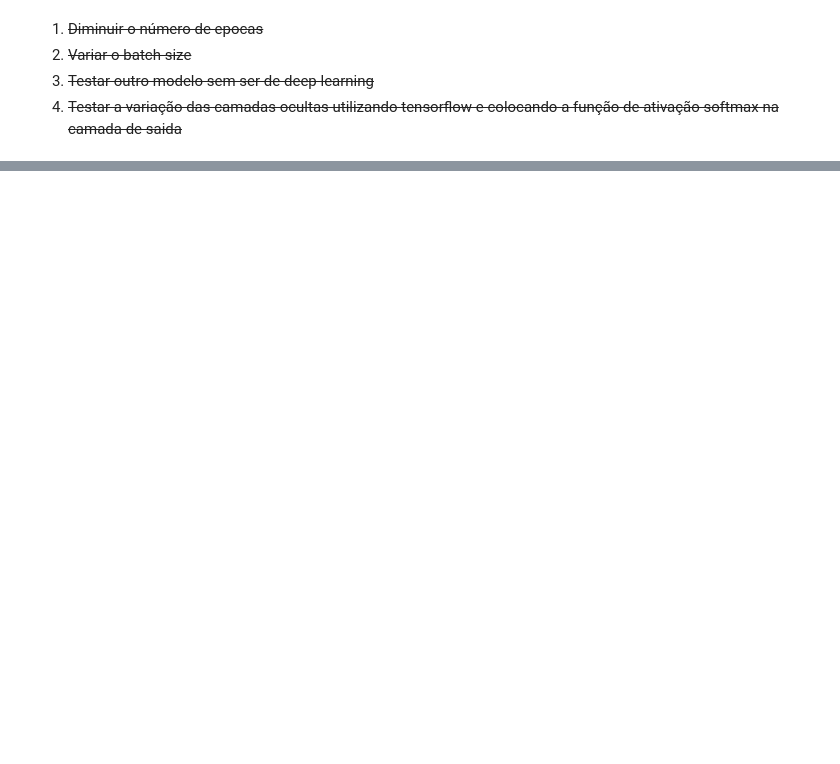
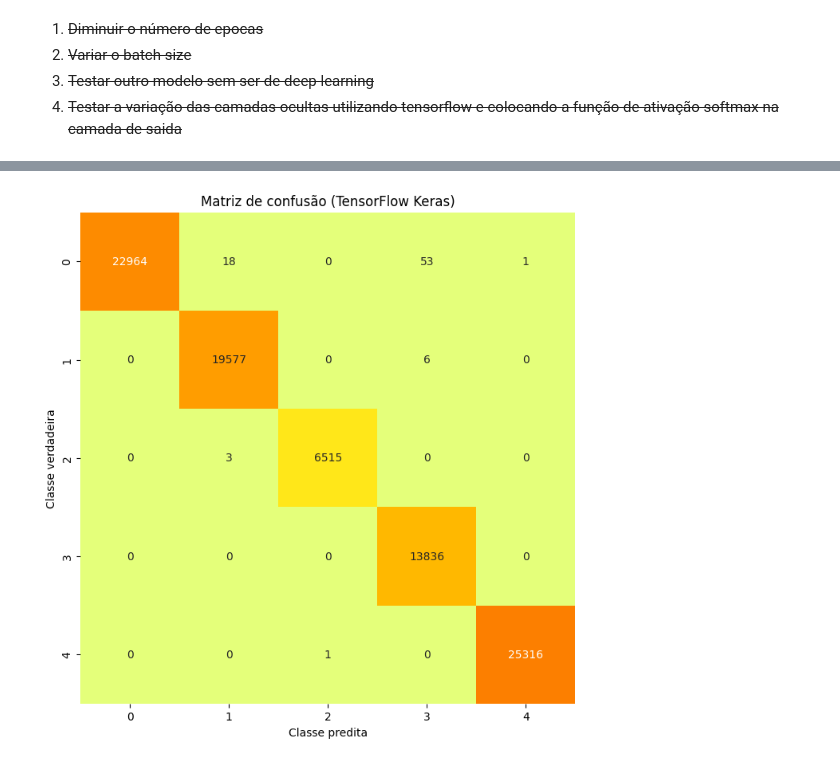
Before and after one commit to gabriel-fonseca-repo/enem-microdados-ml, a Jupyter notebook: src/av3.ipynb, the cells around one changed output, grey strips where cells are left out. Cells and saved outputs as stored; diff of their text form; code cells hidden in the pictures; blank space fills up the shorter version.

```diff
--- a/src/av3.ipynb
+++ b/src/av3.ipynb
@@ -99,12 +130,22 @@ model = Sequential(
     ]
 )
 
-model.compile(optimizer="adam", loss="categorical_crossentropy", metrics=["accuracy"])
+model.compile(
+    optimizer="adam",
+    loss="categorical_crossentropy",
+    metrics=["accuracy"],
+)
 history = model.fit(
-    X_train, y_train_keras, epochs=10, batch_size=32, validation_split=0.2
+    X_train,
+    y_train_keras,
+    epochs=10,
+    batch_size=32,
+    validation_split=0.2,
 )
 test_loss, test_accuracy = model.evaluate(X_test, y_test_keras)
 
-print(f"Test accuracy: {test_accuracy}")
+mlp_tf_accuracy = f"{test_accuracy:.2%}"
+
+print(f"Test accuracy: {test_accuracy:.2%}")
 # %% [output]
 Epoch 1/10
@@ -126,0 +168,5 @@ Test accuracy: 0.9986295104026794
+# %%
+y_pred = model.predict(X_test).argmax(axis=1)
+
+plot_confusion_matrix(y_test, y_pred, "TensorFlow Keras", "Wistia")
+# %% [output]
@@ -126,0 +174 @@ Test accuracy: 0.9986295104026794
+[figure, added]
```
Also changed, not shown: parts of 14 cells of this notebook, 1 other file.
